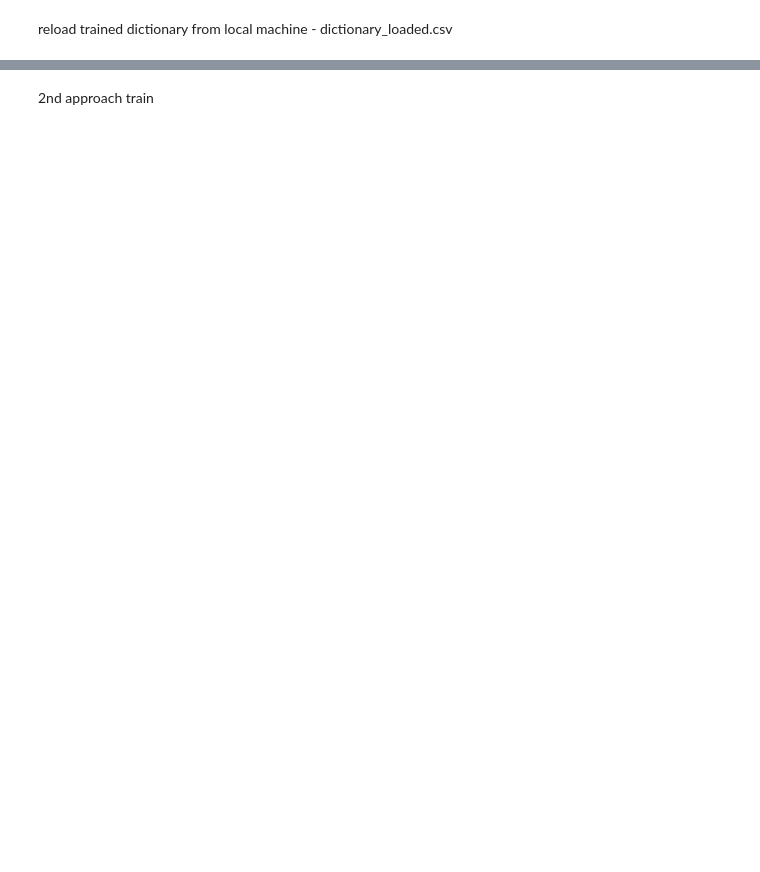
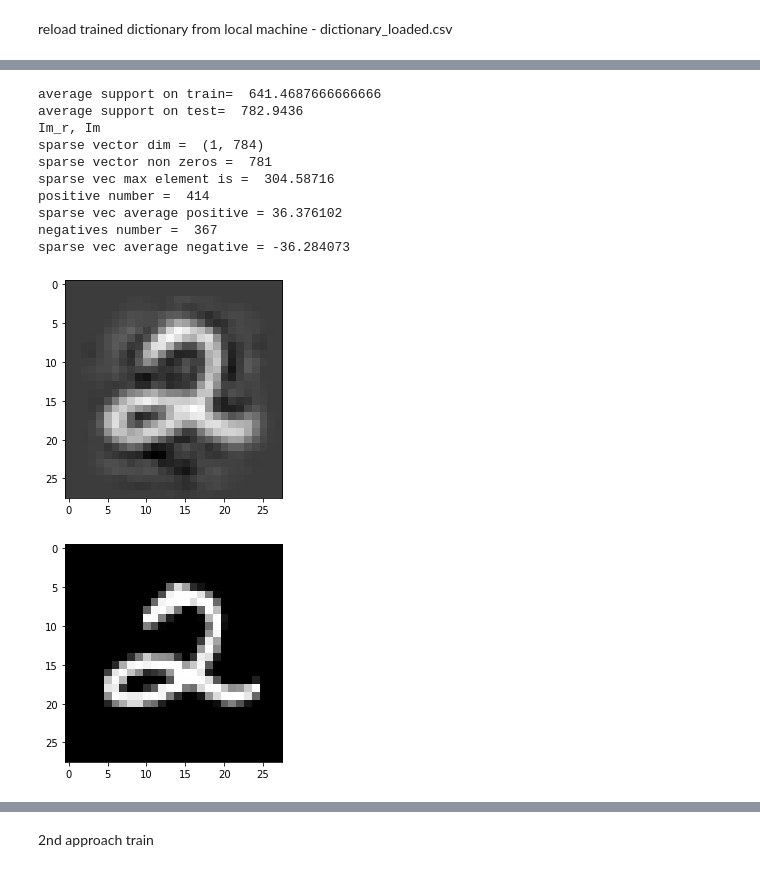
Before and after one commit to royg27/Machine-Learning, a Jupyter notebook: GAN_roy.ipynb, the cells around one changed output, grey strips where cells are left out. Drawn from its saved outputs; the diff is of its cells as text; code cells hidden in the pictures; blank space fills up the shorter version.

```diff
--- a/GAN_roy.ipynb
+++ b/GAN_roy.ipynb
@@ -395,0 +484,43 @@ gan.compile(loss=['binary_crossentropy','mean_absolute_error'], optimizer=optimi
+# %%
+import random
+
+x_train_pred = pursuiter.predict(x_train)
+print("average support on train= ", np.count_nonzero(x_train_pred)/60000)
+
+x_test_pred = pursuiter.predict(x_test)
+print("average support on test= ", np.count_nonzero(x_test_pred)/10000)
+
+im = random.randrange(0, 9999)
+x_train.shape
+x = np.array([x_test[im,:]])
+
+# plt results
+print("Im_r, Im")
+plt.figure()
+plt.imshow(pursuiter_full.predict(x)[0].reshape((img_rows, img_cols)), cmap='gray')
+
+plt.figure()
+plt.imshow(x[0].reshape((img_rows, img_cols)), cmap='gray')
+
+# is it sparse?
+pred = pursuiter.predict(x)
+print("sparse vector dim = ", pred.shape)
+print("sparse vector non zeros = ", np.count_nonzero(pred))
+print("sparse vec max element is = ",np.max(pred))
+print("positive number = ", np.count_nonzero(pred[pred>0]))
+print("sparse vec average positive =",np.mean(pred[pred>0]))
+print("negatives number = ", np.count_nonzero(pred[pred<0]))
+print("sparse vec average negative =",np.mean(pred[pred<0]))
+# %% [output]
+average support on train=  641.4687666666666
+average support on test=  782.9436
+Im_r, Im
+sparse vector dim =  (1, 784)
+sparse vector non zeros =  781
+sparse vec max element is =  304.58716
+positive number =  414
+sparse vec average positive = 36.376102
+negatives number =  367
+sparse vec average negative = -36.284073
+[figure, added]
+[figure, added]
```
Also changed, not shown: parts of 17 cells of this notebook.
